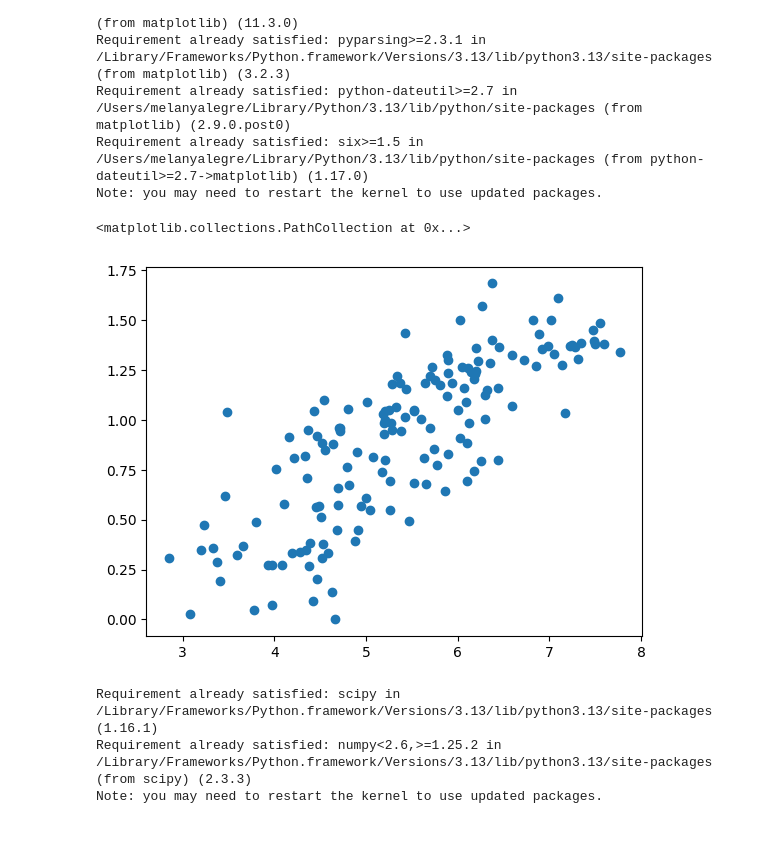
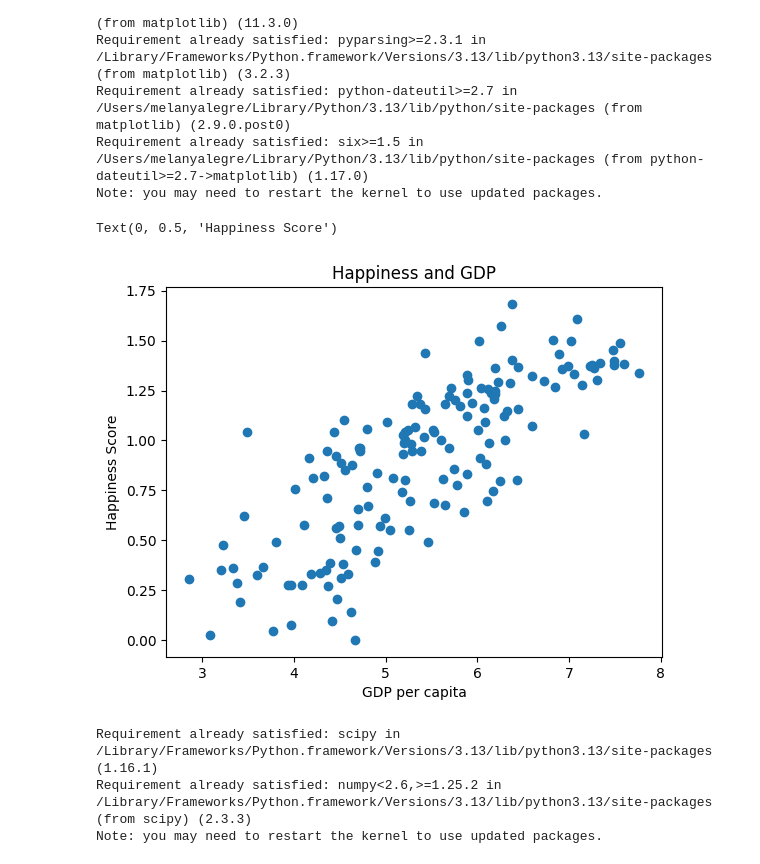
Before and after one commit to melanyalegre/introduction-to-modelling-2025, a Jupyter notebook: Homework week 1.ipynb, the cells around one changed output. Drawn from its saved outputs; the diff is of its cells as text; code cells hidden in the pictures; blank space fills up the shorter version.

```diff
--- a/World_Happiness_2019.ipynb
+++ b/Homework week 1.ipynb
@@ -39,12 +41,15 @@ Note: you may need to restart the kernel to use updated packages.
 # %%
 import matplotlib.pyplot as plt
 # %%
-Happiness_score=WorldHappiness['Happiness_Score']
+Happiness_Score=WorldHappiness['Happiness_Score']
 GDP_per_capita=WorldHappiness['GDP_per_capita']
-plt.scatter(Happiness_score,GDP_per_capita)
+plt.scatter(Happiness_Score,GDP_per_capita)
+plt.title('Happiness and GDP')
+plt.xlabel('GDP per capita')
+plt.ylabel('Happiness Score')
 # %% [output]
-<matplotlib.collections.PathCollection at 0x...>
+Text(0, 0.5, 'Happiness Score')
-[figure, old version]
+[figure, new version]
 # %%
 pip install scipy
 # %% [output]
```
Also changed, not shown: parts of 8 cells of this notebook, 1 other file.
